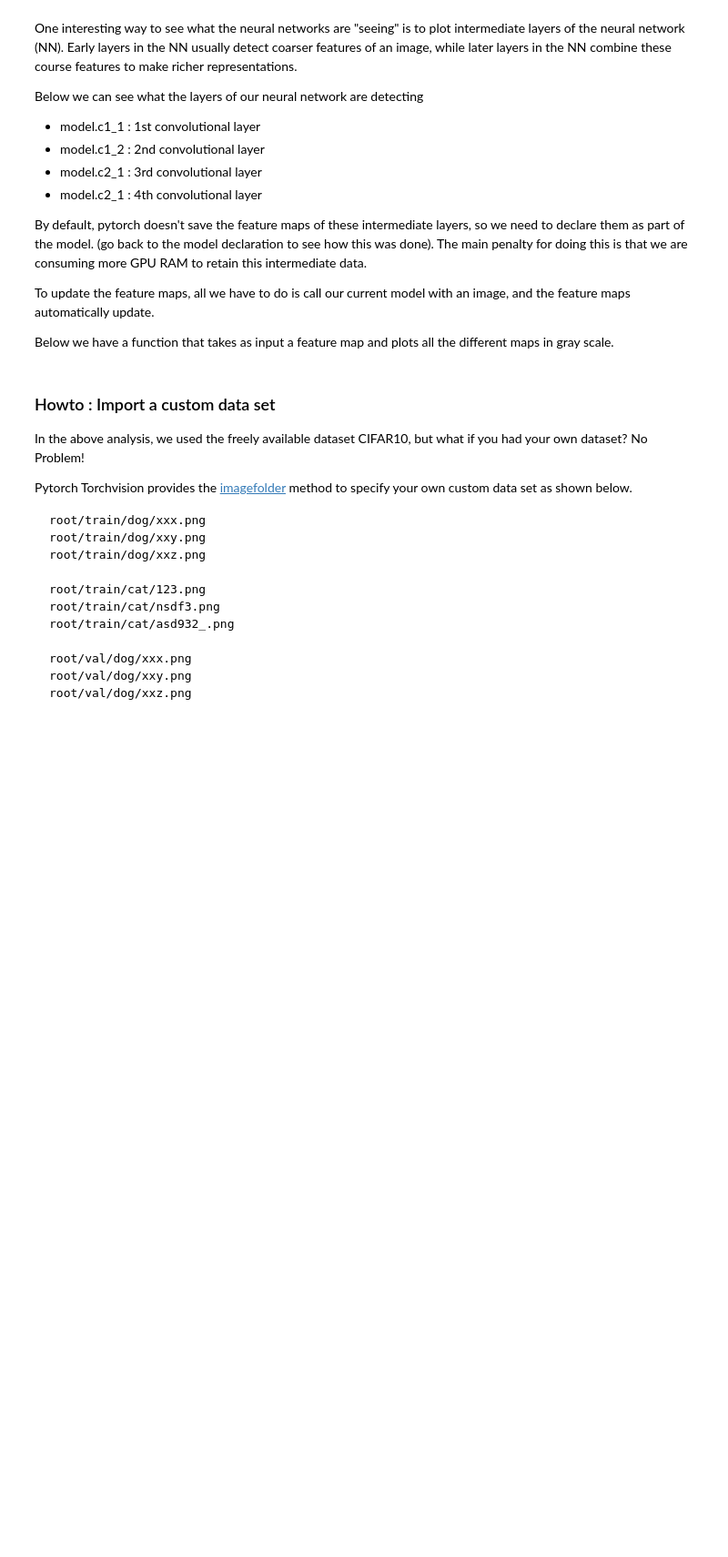
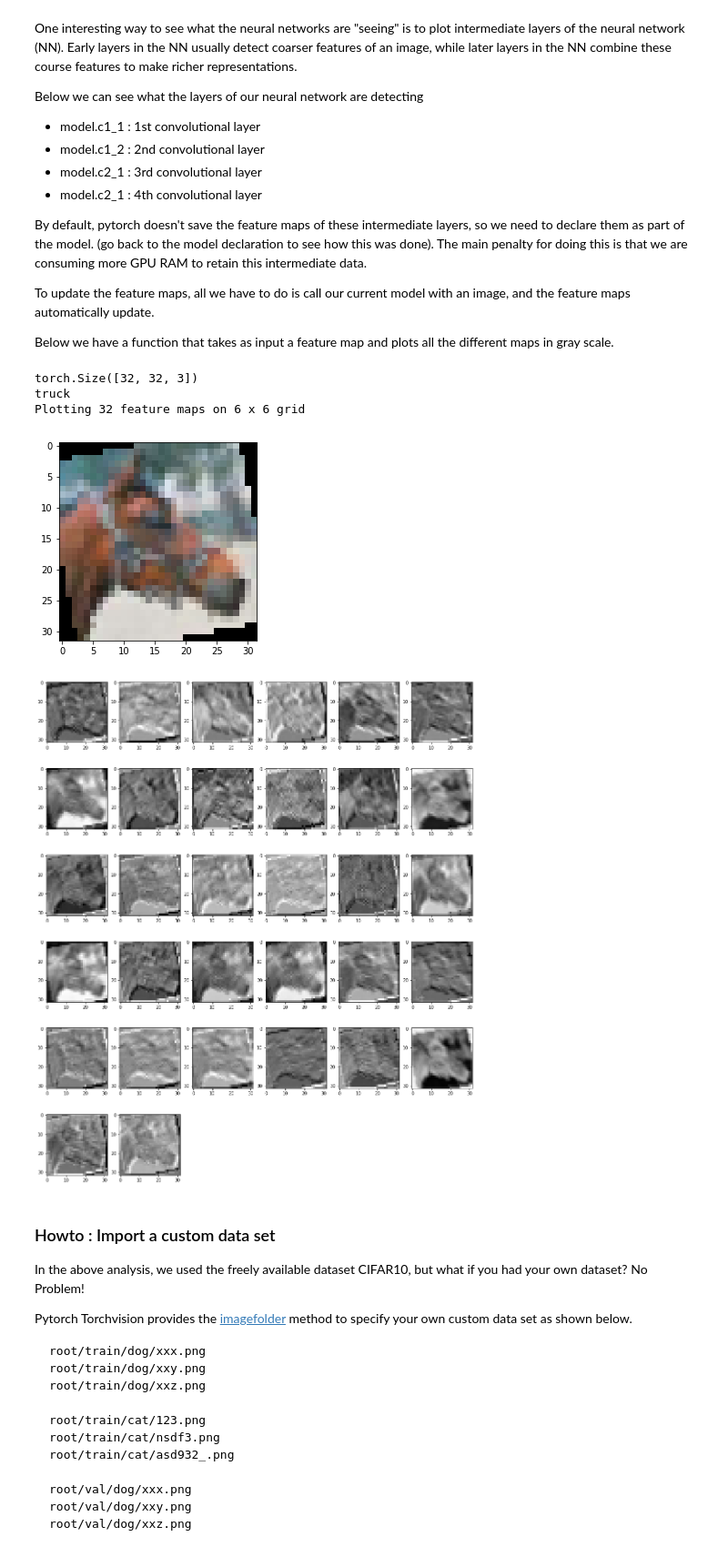
Before and after one commit to dustinvanstee/pytorch-examples, a Jupyter notebook: 02_Pytorch_using_CIFAR10.ipynb, the cells around one changed output. Shown at 91% size. Saved outputs shown, nothing was run; the diff lists cells and outputs as text; code cells hidden in the pictures; blank space fills up the shorter version.

```diff
--- a/02_Pytorch_using_CIFAR10.ipynb
+++ b/02_Pytorch_using_CIFAR10.ipynb
@@ -591,34 +703,40 @@ def viz_parameters(feature_map) :
 
     print("Plotting {0} feature maps on {1} x {1} grid".format(num_filters,plot_grid_sq))
 
     for filter in range(num_filters) :
         xy = feature_map[0][filter].detach().cpu().numpy()
         plt.subplot(plot_grid_sq,plot_grid_sq,filter+1)
         plt.imshow(xy, cmap='gray')
     plt.subplots_adjust(bottom=0.1, right=0.8, top=0.9)
     plt.show()
 
 
 # Select an image from our test set
 IMG = 17
 x = torch.tensor(np.asarray(test_set[IMG][0]), dtype=torch.float32)
 
 # Plot the image (requires H,W,C as input so need to permute the axes)
 plot_image(x.permute(1,2,0))
 
 # For inference, convert C,H,W to N,C,H,W by adding the batch dimension .  Batch size=1
 x = x.unsqueeze(0) # add an batch dimension
 
 # Send x to the GPU and run inference
 y = model(x.to('cuda'))
 ################ End: Do Not Modify ################
 y_idx = int(torch.argmax(y).to('cpu').numpy())
 print(labels_map[y_idx])
 
 ################ Modify Below  ################
 # Now visualize a layer of your choice (c1_1,c1_2,c2_1,c2_2)
 #viz_parameters(model.c1_1)
-viz_parameters(model.c2_2)
+viz_parameters(model.c1_1)
+# %% [output]
+torch.Size([32, 32, 3])
+truck
+Plotting 32 feature maps on 6 x 6 grid
+[figure, added]
+[figure, added]
 # %% [markdown]
 ### Howto  : Import a custom data set
 
```
Also changed, not shown: parts of 21 cells of this notebook, 1 other file.
